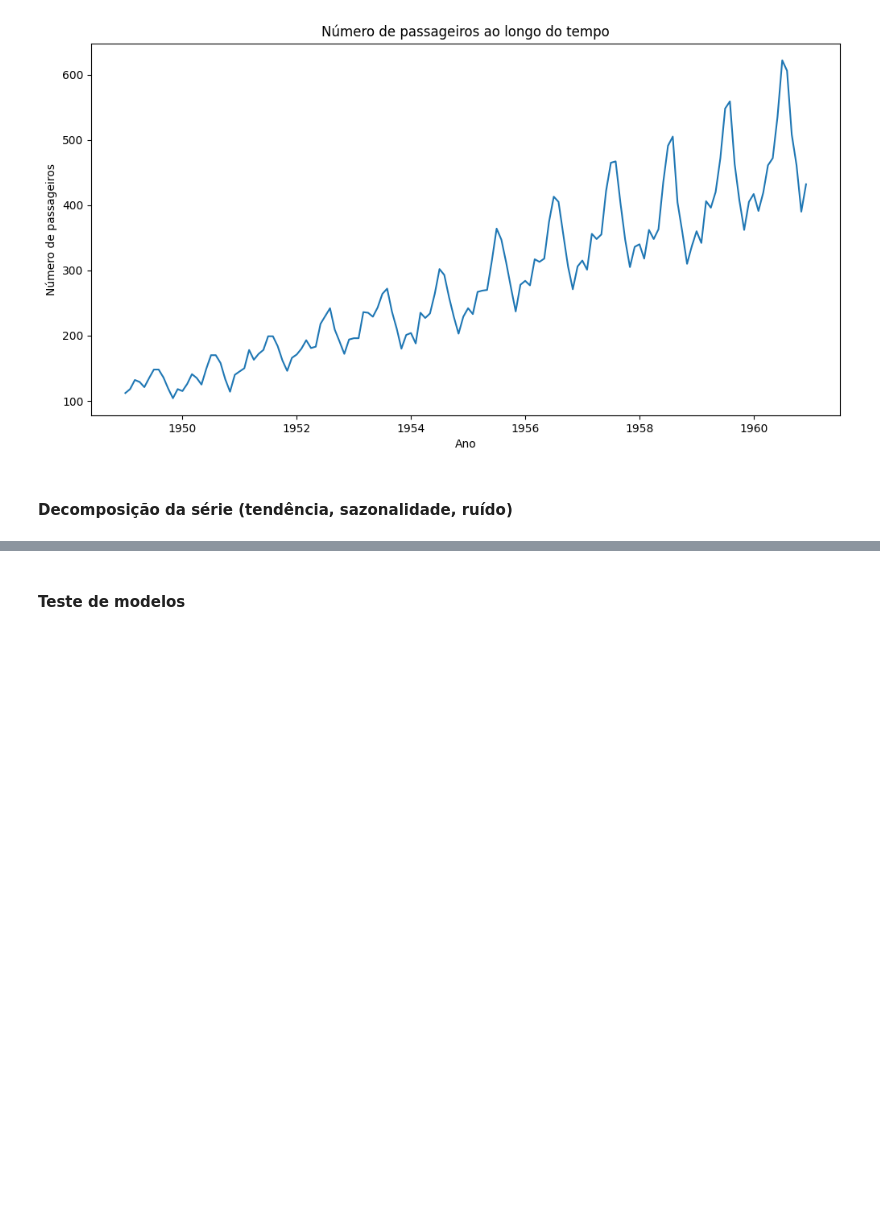
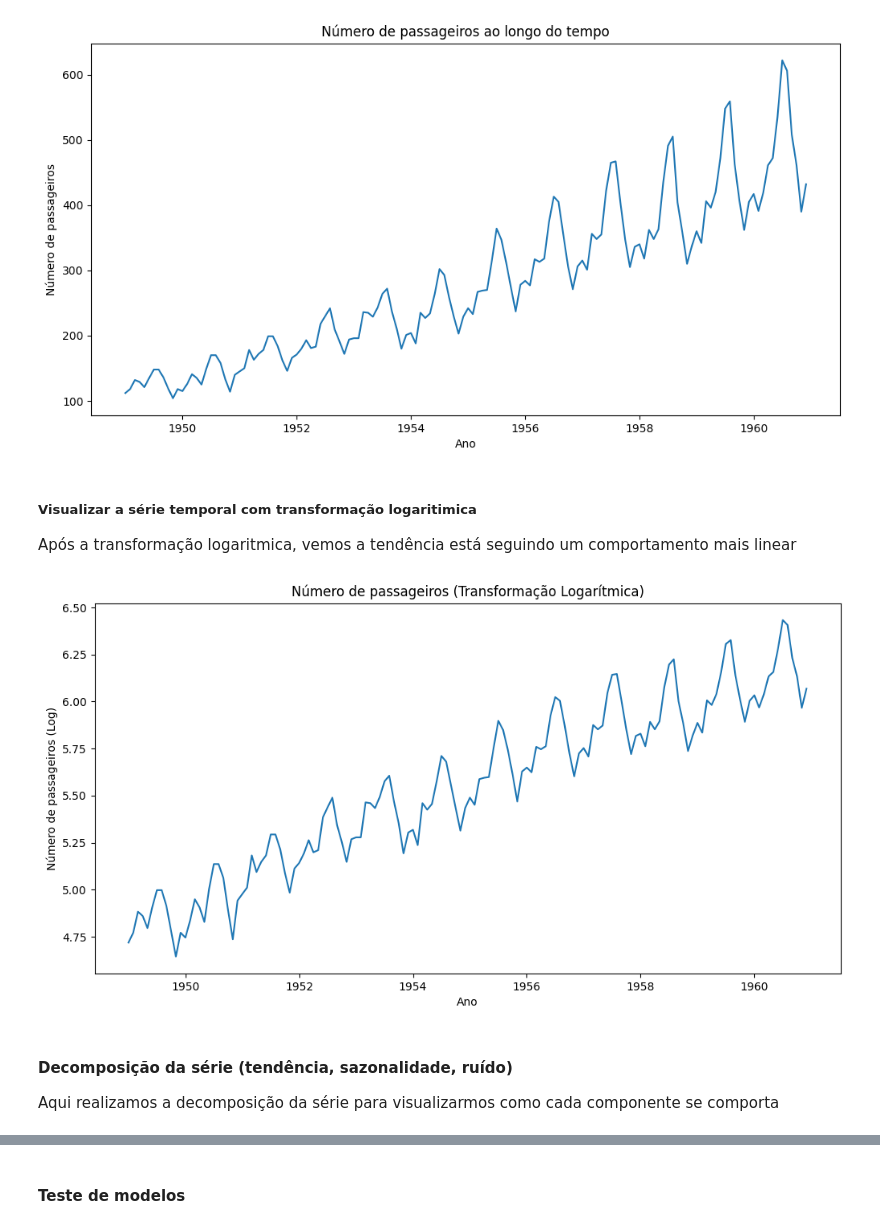
Before and after one commit to jonnathann/portifolio_ra, a Jupyter notebook: notebooks/temporal_series_analisys.ipynb, the cells around one changed output, grey strips where cells are left out. Cells and saved outputs as stored; diff of their text form; code cells hidden in the pictures; blank space fills up the shorter version.

```diff
--- a/notebooks/temporal_series_analisys.ipynb
+++ b/notebooks/temporal_series_analisys.ipynb
@@ -69,5 +90,21 @@ plt.ylabel('Número de passageiros')
 plt.show()
 # %% [output]
 [figure]
-# %% [markdown]
-#### Decomposição da série (tendência, sazonalidade, ruído)
+# %% [markdown]
+##### Visualizar a série temporal com transformação logaritimica
+
+Após a transformação logaritmica, vemos a tendência está seguindo um comportamento mais linear
+# %%
+# Aplicando transformação logarítmica
+df['log_value'] = np.log(df['value'])
+df['log_value'].plot(figsize=(12, 6))
+plt.title('Número de passageiros (Transformação Logarítmica)')
+plt.xlabel('Ano')
+plt.ylabel('Número de passageiros (Log)')
+plt.show()
+# %% [output]
+[figure, added]
+# %% [markdown]
+#### Decomposição da série (tendência, sazonalidade, ruído)
+
+Aqui realizamos a decomposição da série para visualizarmos como cada componente se comporta
```
Also changed, not shown: parts of 14 cells of this notebook.
